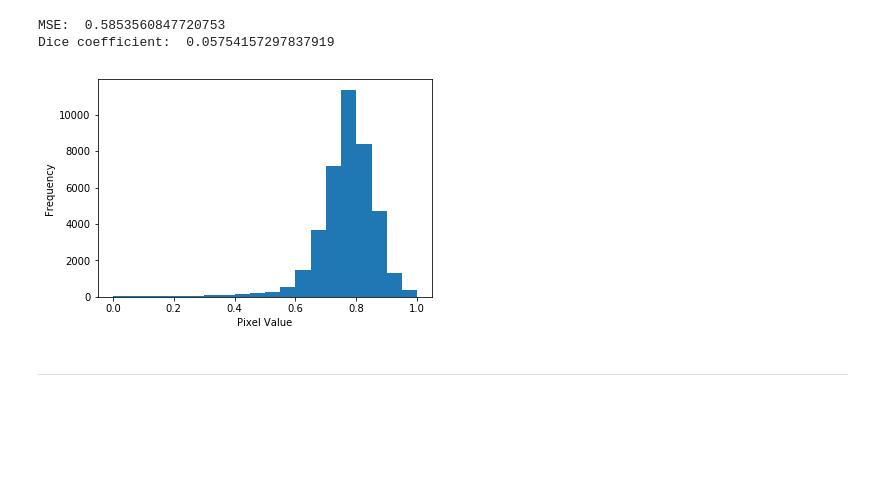
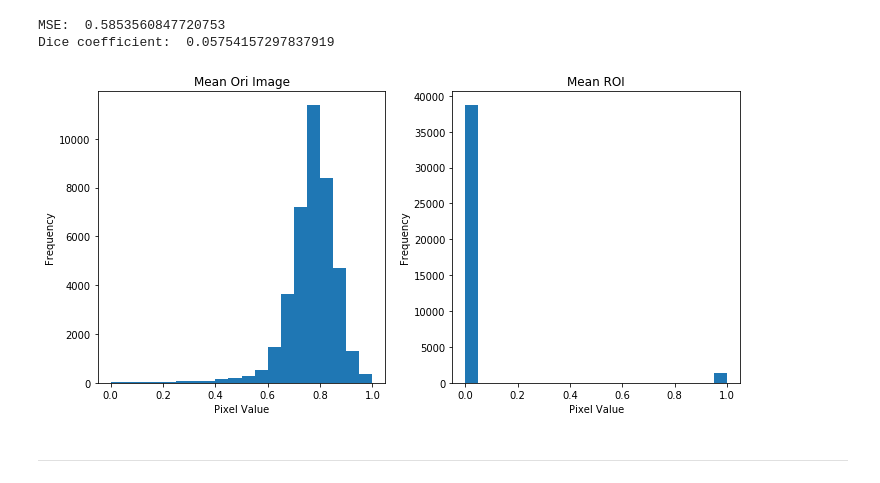
Before and after one commit to twpkevin06222/DE_Project, a Jupyter notebook: implementation_examples/Multilayer_CoordConv_meanInput_Clean_Val.ipynb, the cells around one changed output. Drawn from its saved outputs; the diff is of its cells as text; code cells hidden in the pictures; blank space fills up the shorter version.

```diff
--- a/implementation_examples/Multilayer_CoordConv_meanInput_Clean_Val.ipynb
+++ b/implementation_examples/Multilayer_CoordConv_meanInput_Clean_Val.ipynb
@@ -93,14 +93,15 @@ print('Dice coefficient: ',dice_coef_py(mean_roi, mean_img_ori))
 [figure]
 MSE:  0.5853560847720753
 Dice coefficient:  0.05754157297837919
-# %%
-#plot historgram for mean image
-plt.hist(mean_img_ori.ravel(),20,[0,1])
-plt.xlabel('Pixel Value')
-plt.ylabel('Frequency')
-plt.show()
-# %% [output]
-[figure, removed]
+# %%
+#plot historgram for mean image
+
+inp_img = [mean_img_ori, mean_roi]
+titles = ['Mean Ori Image', 'Mean ROI']
+
+utils_vis.plot_hist(inp_img, titles, figsize = (10,5))
+# %% [output]
+[figure, added]
 # %% [markdown]
 ----------------------------------------------------------
 # %% [markdown]
```
Also changed, not shown: parts of 10 cells of this notebook, 1 other file.
